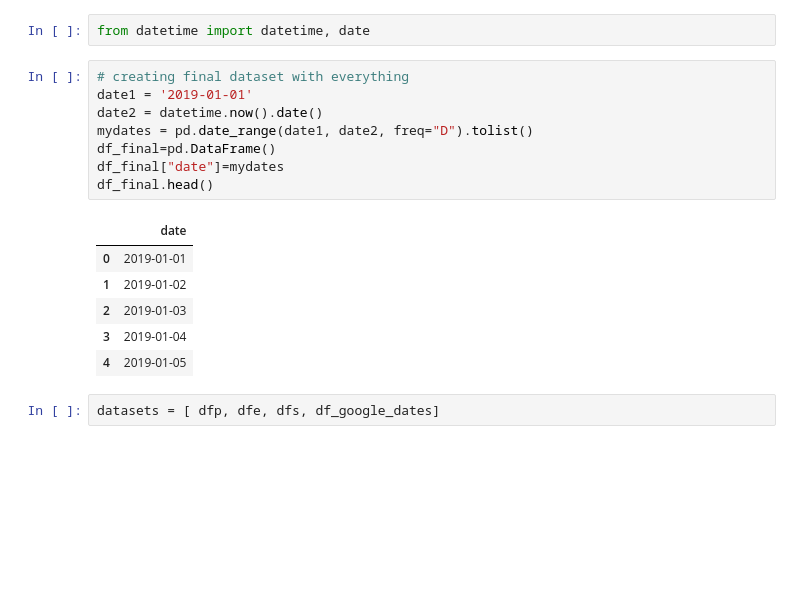
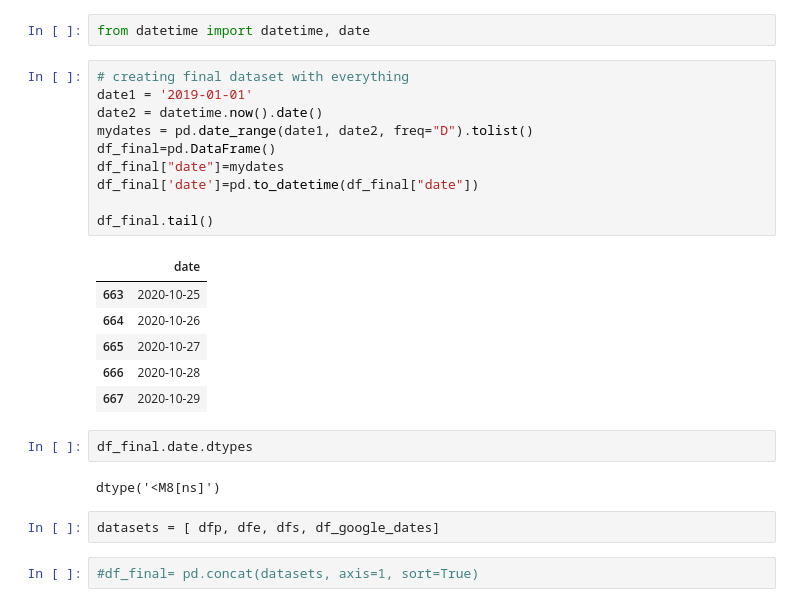
Before and after one commit to albertovpd/automated_ML_regression, a Jupyter notebook: data_exploration.ipynb, the cells around one changed output. Cells and saved outputs as stored; diff of their text form; blank space fills up the shorter version.

Commit message:
merging datetimes

```diff
--- a/data_exploration.ipynb
+++ b/data_exploration.ipynb
@@ -293,17 +308,25 @@ from datetime import datetime, date
 # %%
 # creating final dataset with everything
 date1 = '2019-01-01'
 date2 = datetime.now().date()
 mydates = pd.date_range(date1, date2, freq="D").tolist()
 df_final=pd.DataFrame()
 df_final["date"]=mydates
-df_final.head()
+df_final['date']=pd.to_datetime(df_final["date"])
+
+df_final.tail()
 # %% [output]
 |  | date |
-| 0 | 2019-01-01 |
-| 1 | 2019-01-02 |
-| 2 | 2019-01-03 |
-| 3 | 2019-01-04 |
-| 4 | 2019-01-05 |
+| 663 | 2020-10-25 |
+| 664 | 2020-10-26 |
+| 665 | 2020-10-27 |
+| 666 | 2020-10-28 |
+| 667 | 2020-10-29 |
+# %%
+df_final.date.dtypes
+# %% [output]
+dtype('<M8[ns]')
 # %%
 datasets = [ dfp, dfe, dfs, df_google_dates]
+# %%
+#df_final= pd.concat(datasets, axis=1, sort=True)
```
Also changed, not shown: parts of 21 cells of this notebook.
